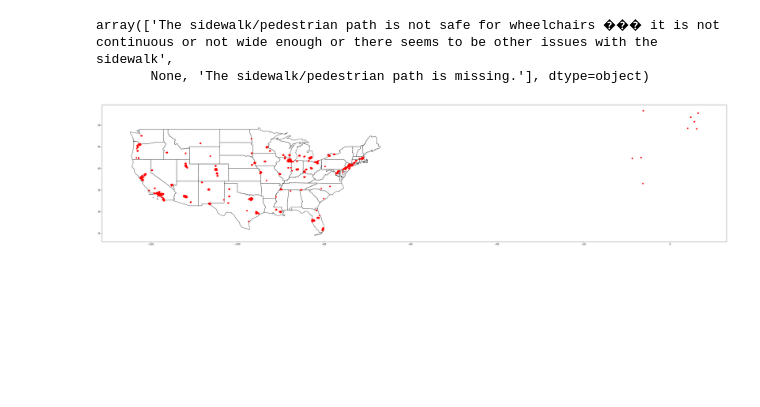
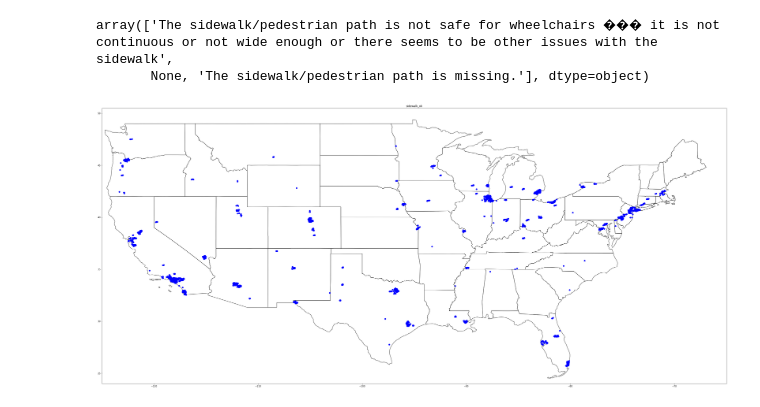
Before and after one commit to nicolacave/capstone_1, a Jupyter notebook: spark_book.ipynb, the cells around one changed output. Drawn from its saved outputs; the diff is of its cells as text; code cells hidden in the pictures; blank space fills up the shorter version.

Commit message:
better plots

```diff
--- a/spark_book.ipynb
+++ b/spark_book.ipynb
@@ -145,16 +145,19 @@ sidewalk_ok_gdf = geopandas.GeoDataFrame(
 # %%
 states = geopandas.read_file('/Users/nicolacave/dsi_galvanize/capstones/capstone1/geopandas-tutorial/data/usa-states-census-2014.shp')
 
 
 ax = states.plot(
     color='white', edgecolor='black', figsize=(50,50))
 
 # We can now plot our ``GeoDataFrame``.
-sidewalk_ok_gdf.plot(ax=ax, color='red')
+sidewalk_ok_gdf.plot(ax=ax, color='blue')
+ax.set_xlim(-125.00244, -65.00000)
+ax.set_ylim(24.00000, 50.50000)
+ax.set_title("sidewalk_ok")
 
 plt.show()
 # %% [output]
-[figure, old version]
+[figure, new version]
 # %%
 sidewalk_not_ok_gdf = geopandas.GeoDataFrame(
     sidewalk_not_ok, geometry=geopandas.points_from_xy(sidewalk_not_ok.long, sidewalk_not_ok.lat))
```
Also changed, not shown: parts of 2 cells of this notebook.
